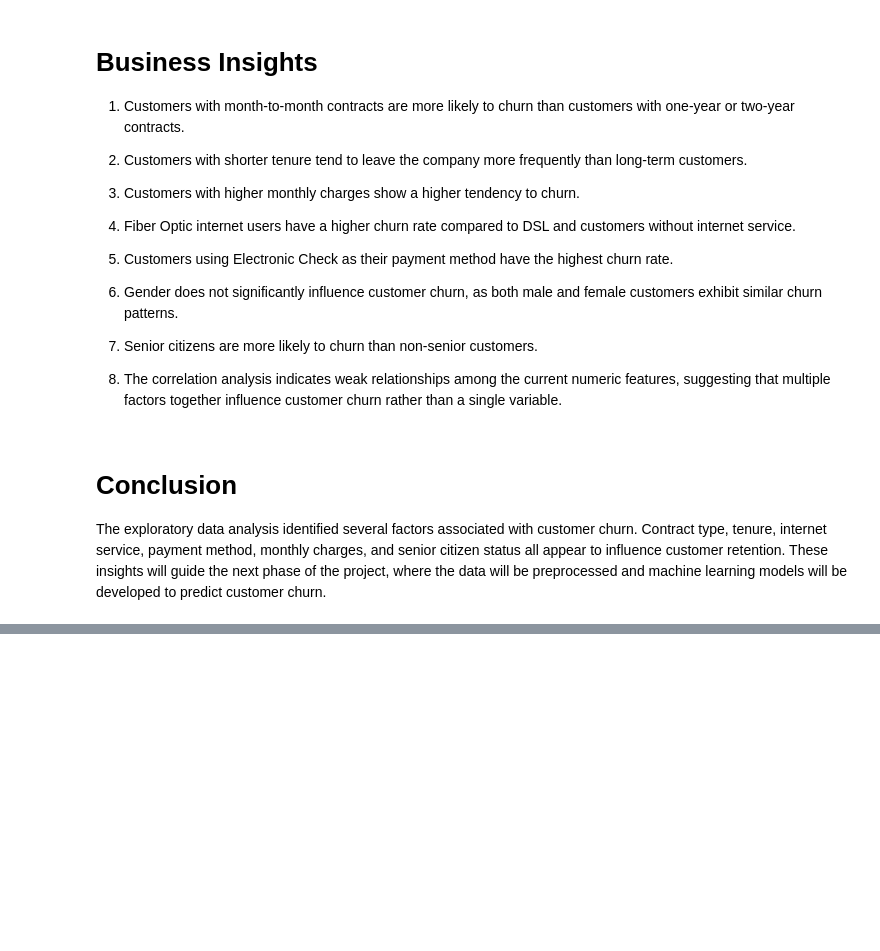
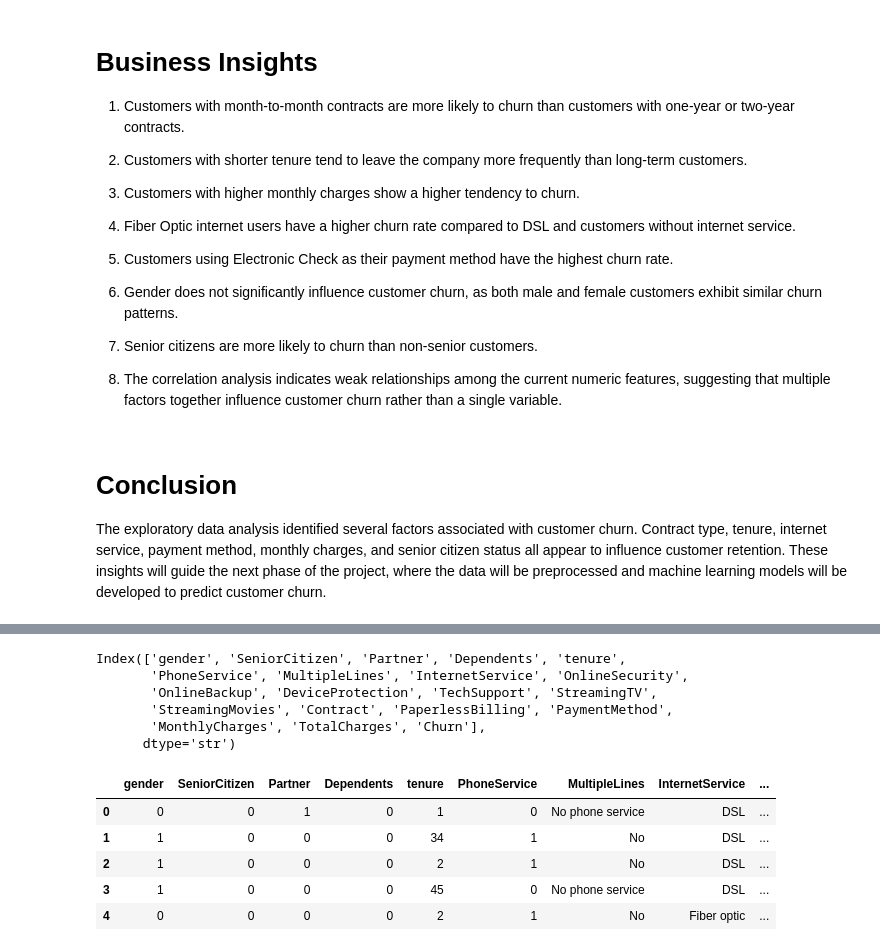
Before and after one commit to janupalliradhika/customer-churn-prediction, a Jupyter notebook: notebooks/eda.ipynb, the cells around one changed output, grey strips where cells are left out. Saved outputs shown, nothing was run; the diff lists cells and outputs as text; code cells hidden in the pictures; blank space fills up the shorter version.

```diff
--- a/notebooks/eda.ipynb
+++ b/notebooks/eda.ipynb
@@ -383,0 +451,2 @@ The exploratory data analysis identified several factors associated with custome
+# %%
+df.dropna(inplace=True)
@@ -383,0 +485,11 @@ The exploratory data analysis identified several factors associated with custome
+# %%
+df = df.drop("customerID", axis=1)
+# %%
+df.columns
+# %% [output]
+Index(['gender', 'SeniorCitizen', 'Partner', 'Dependents', 'tenure',
+       'PhoneService', 'MultipleLines', 'InternetService', 'OnlineSecurity',
+       'OnlineBackup', 'DeviceProtection', 'TechSupport', 'StreamingTV',
+       'StreamingMovies', 'Contract', 'PaperlessBilling', 'PaymentMethod',
+       'MonthlyCharges', 'TotalCharges', 'Churn'],
+      dtype='str')
@@ -383,0 +498,23 @@ The exploratory data analysis identified several factors associated with custome
+# %%
+le = LabelEncoder()
+# %%
+binary_columns = [
+    "gender",
+    "Partner",
+    "Dependents",
+    "PhoneService",
+    "PaperlessBilling",
+    "Churn"
+]
+
+for col in binary_columns:
+    df[col] = le.fit_transform(df[col])
+# %%
+df.head()
+# %% [output]
+|  | gender | SeniorCitizen | Partner | Dependents | tenure | PhoneService | MultipleLines | InternetService | ... |
+| 0 | 0 | 0 | 1 | 0 | 1 | 0 | No phone service | DSL | ... |
+| 1 | 1 | 0 | 0 | 0 | 34 | 1 | No | DSL | ... |
+| 2 | 1 | 0 | 0 | 0 | 2 | 1 | No | DSL | ... |
+| 3 | 1 | 0 | 0 | 0 | 45 | 0 | No phone service | DSL | ... |
+| 4 | 0 | 0 | 0 | 0 | 2 | 1 | No | Fiber optic | ... |
```
Also changed, not shown: parts of 19 cells of this notebook, 1 other file.
